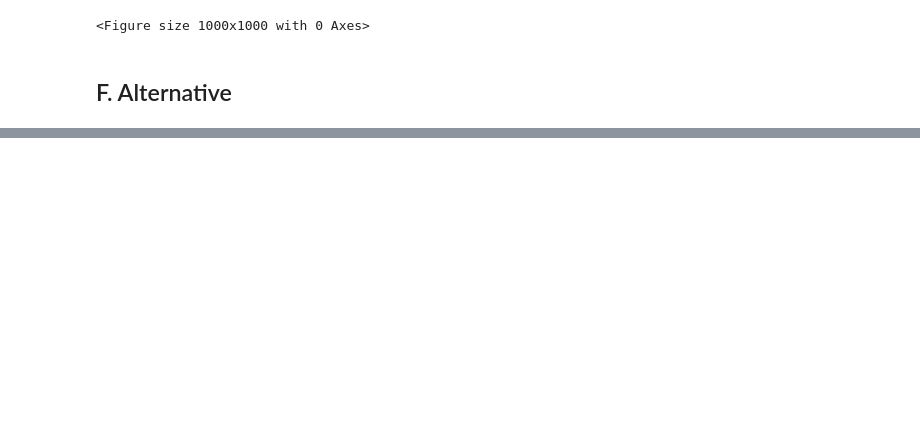
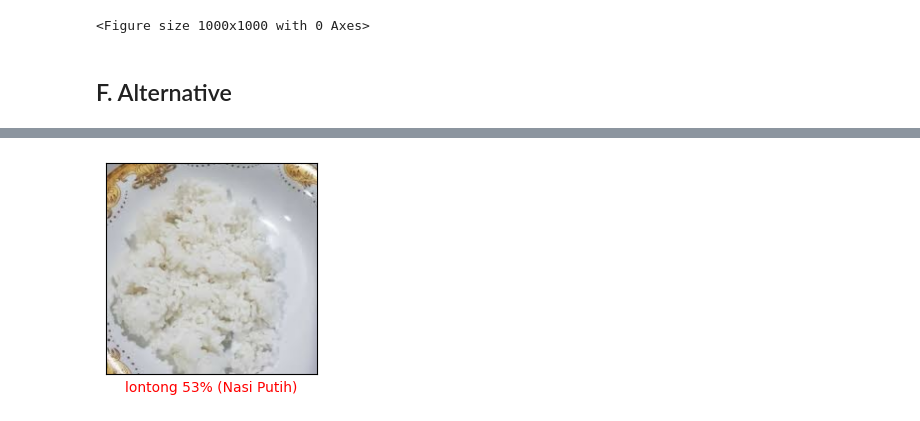
Before and after one commit to NuSa-Nutrition-Scan/Food-Classification, a Jupyter notebook: Computer Vision.ipynb, the cells around one changed output, grey strips where cells are left out. Drawn from its saved outputs; the diff is of its cells as text; code cells hidden in the pictures; blank space fills up the shorter version.

```diff
--- a/Computer Vision.ipynb
+++ b/Computer Vision.ipynb
@@ -696,0 +727,46 @@ Epoch 15/15
+# %%
+# Gather results for the randomly sampled test images
+predictions = []
+from tqdm import tqdm
+test_labels, test_imgs = [], []
+for img, label in tqdm(test_dataset.take(10)):
+    interpreter.set_tensor(input_index, np.expand_dims(img[0], axis=0))
+    interpreter.invoke()
+    predictions.append(interpreter.get_tensor(output_index))
+
+    test_labels.append(list(label.numpy()[0]).index(1))
+    test_imgs.append(img)
+# %%
+#@title Utility functions for plotting
+# Utilities for plotting
+
+def plot_image(i, predictions_array, true_label, img):
+    predictions_array, true_label, img = predictions_array[i], true_label[i], img[i]
+    plt.grid(False)
+    plt.xticks([])
+    plt.yticks([])
+
+    img = np.squeeze(img)
+    img = np.expand_dims(img[0], axis=0)
+
+    plt.imshow(img[0].astype("uint8"))
+
+    predicted_label = np.argmax(predictions_array)
+
+    if predicted_label == true_label:
+        color = 'green'
+    else:
+        color = 'red'
+
+    plt.xlabel("{} {:2.0f}% ({})".format(class_names[predicted_label],
+                                         100*np.max(predictions_array),
+                                         class_names[true_label]), color=color)
+# %%
+#@title Visualize the outputs { run: "auto" }
+index = 0 #@param {type:"slider", min:0, max:9, step:1}
+plt.figure(figsize=(6,3))
+plt.subplot(1,2,1)
+plot_image(index, predictions, test_labels, test_imgs)
+plt.show()
+# %% [output]
+[figure, added]
```
Also changed, not shown: parts of 29 cells of this notebook.
